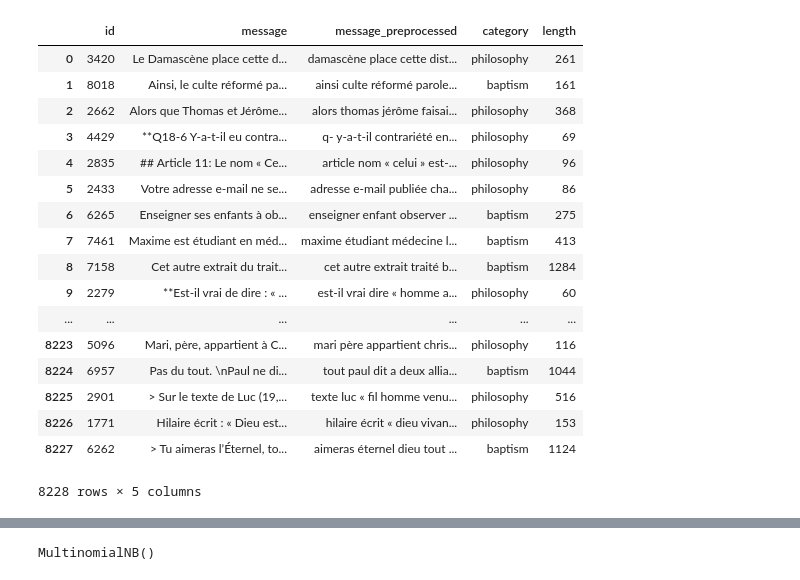
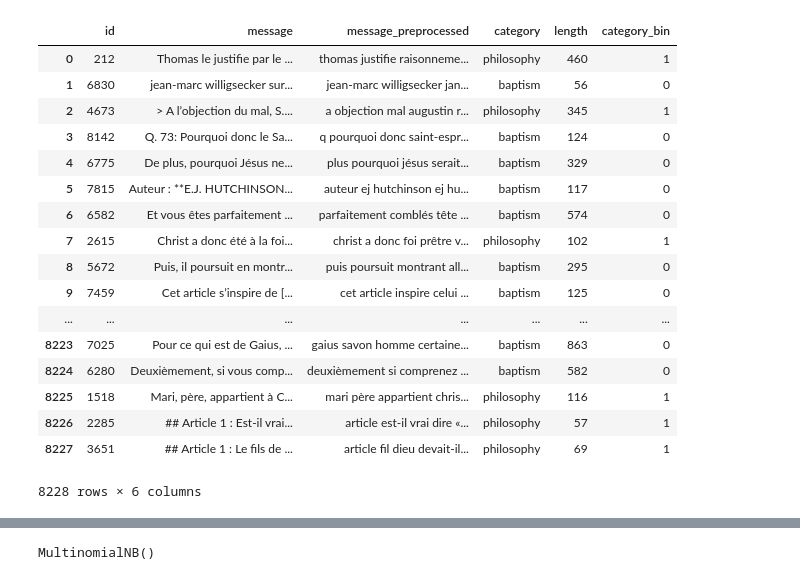
Before and after one commit to lolodino77/classification_texte_articles, a Jupyter notebook: 2_a_naive_bayes_classifier.ipynb, the cells around one changed output, grey strips where cells are left out. Cells and saved outputs as stored; diff of their text form; code cells hidden in the pictures.

```diff
--- a/2_a_naive_bayes_classifier.ipynb
+++ b/2_a_naive_bayes_classifier.ipynb
@@ -18,28 +18,30 @@ pd.set_option('display.max_rows', 20)
 # %%
 path = PureWindowsPath(os.getcwd() + "\\data\\input\\data.parquet")
 path = path.as_posix()
 corpus = pd.read_parquet(path) #engine="fastparquet"
 corpus = corpus.sample(frac=1).reset_index(drop=True)
+corpus["category_bin"] = np.select([corpus["category"] == "philosophy"], [1], default=0)
+# corpus["category_bin"] = (corpus["category_bin"] == "philosophy")
 corpus
 # %% [output]
-|  | id | message | message_preprocessed | category | length |
-| 0 | 3420 | Le Damascène place cette d... | damascène place cette dist... | philosophy | 261 |
-| 1 | 8018 | Ainsi, le culte réformé pa... | ainsi culte réformé parole... | baptism | 161 |
-| 2 | 2662 | Alors que Thomas et Jérôme... | alors thomas jérôme faisai... | philosophy | 368 |
-| 3 | 4429 | **Q18-6 Y-a-t-il eu contra... | q- y-a-t-il contrariété en... | philosophy | 69 |
-| 4 | 2835 | ## Article 11: Le nom « Ce... | article nom « celui » est-... | philosophy | 96 |
-| 5 | 2433 | Votre adresse e-mail ne se... | adresse e-mail publiée cha... | philosophy | 86 |
-| 6 | 6265 | Enseigner ses enfants à ob... | enseigner enfant observer ... | baptism | 275 |
-| 7 | 7461 | Maxime est étudiant en méd... | maxime étudiant médecine l... | baptism | 413 |
-| 8 | 7158 | Cet autre extrait du trait... | cet autre extrait traité b... | baptism | 1284 |
-| 9 | 2279 | **Est-il vrai de dire : « ... | est-il vrai dire « homme a... | philosophy | 60 |
-| ... | ... | ... | ... | ... | ... |
-| 8223 | 5096 | Mari, père, appartient à C... | mari père appartient chris... | philosophy | 116 |
-| 8224 | 6957 | Pas du tout. \nPaul ne di... | tout paul dit a deux allia... | baptism | 1044 |
-| 8225 | 2901 | > Sur le texte de Luc (19,... | texte luc « fil homme venu... | philosophy | 516 |
-| 8226 | 1771 | Hilaire écrit : « Dieu est... | hilaire écrit « dieu vivan... | philosophy | 153 |
-| 8227 | 6262 | > Tu aimeras l’Éternel, to... | aimeras éternel dieu tout ... | baptism | 1124 |
+|  | id | message | message_preprocessed | category | length | category_bin |
+| 0 | 212 | Thomas le justifie par le ... | thomas justifie raisonneme... | philosophy | 460 | 1 |
+| 1 | 6830 | jean-marc willigsecker sur... | jean-marc willigsecker jan... | baptism | 56 | 0 |
+| 2 | 4673 | > A l’objection du mal, S.... | a objection mal augustin r... | philosophy | 345 | 1 |
+| 3 | 8142 | Q. 73: Pourquoi donc le Sa... | q pourquoi donc saint-espr... | baptism | 124 | 0 |
+| 4 | 6775 | De plus, pourquoi Jésus ne... | plus pourquoi jésus serait... | baptism | 329 | 0 |
+| 5 | 7815 | Auteur : **E.J. HUTCHINSON... | auteur ej hutchinson ej hu... | baptism | 117 | 0 |
+| 6 | 6582 | Et vous êtes parfaitement ... | parfaitement comblés tête ... | baptism | 574 | 0 |
+| 7 | 2615 | Christ a donc été à la foi... | christ a donc foi prêtre v... | philosophy | 102 | 1 |
+| 8 | 5672 | Puis, il poursuit en montr... | puis poursuit montrant all... | baptism | 295 | 0 |
+| 9 | 7459 | Cet article s’inspire de [... | cet article inspire celui ... | baptism | 125 | 0 |
+| ... | ... | ... | ... | ... | ... | ... |
+| 8223 | 7025 | Pour ce qui est de Gaius, ... | gaius savon homme certaine... | baptism | 863 | 0 |
+| 8224 | 6280 | Deuxièmement, si vous comp... | deuxièmement si comprenez ... | baptism | 582 | 0 |
+| 8225 | 1518 | Mari, père, appartient à C... | mari père appartient chris... | philosophy | 116 | 1 |
+| 8226 | 2285 | ## Article 1 : Est-il vrai... | article est-il vrai dire «... | philosophy | 57 | 1 |
+| 8227 | 3651 | ## Article 1 : Le fils de ... | article fil dieu devait-il... | philosophy | 69 | 1 |
-8228 rows × 5 columns
+8228 rows × 6 columns
 # %%
 X = corpus["message_preprocessed"]
 y = corpus["category"]
```
Also changed, not shown: parts of 9 cells of this notebook, 8 other files.
